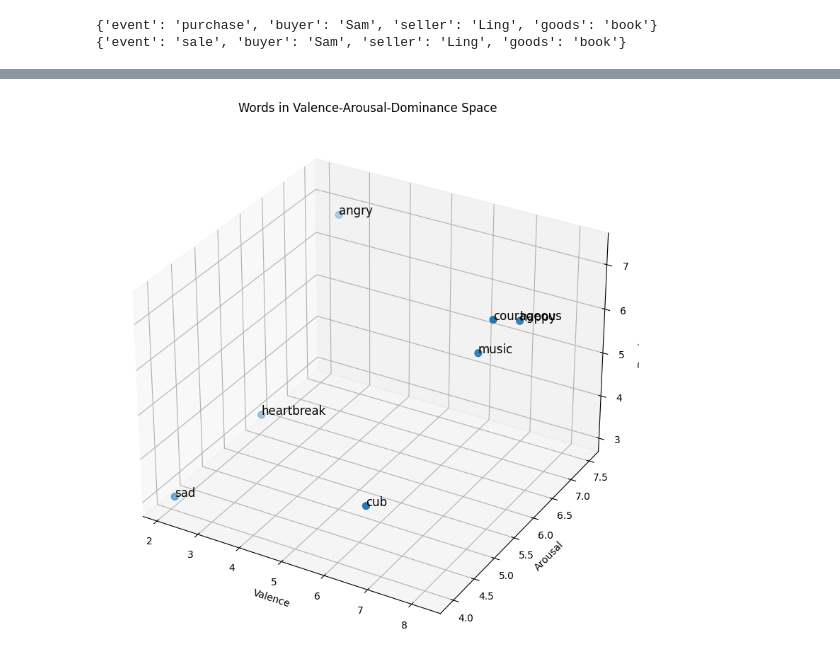
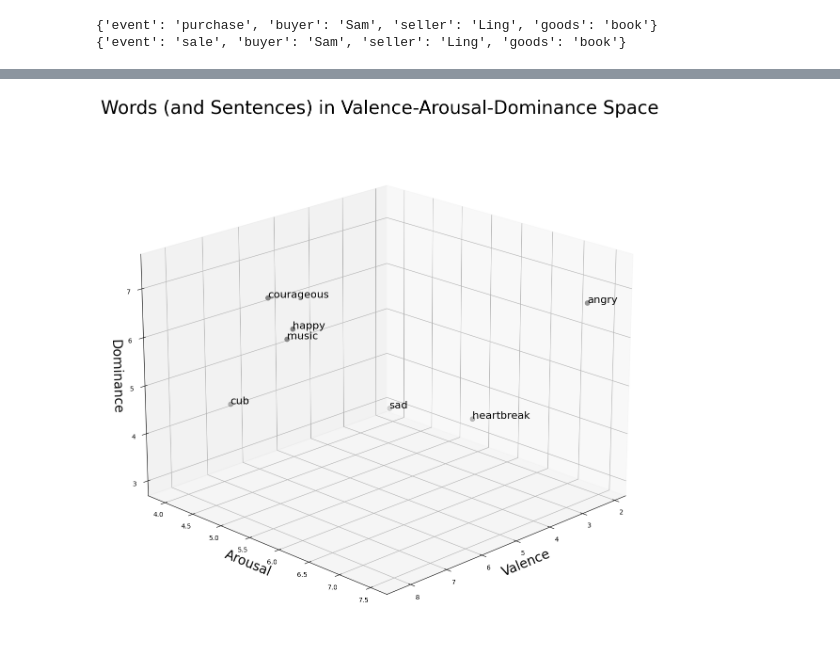
Before and after one commit to ialwayslikedgrime/NLP-journey-zero-to-hero, a Jupyter notebook: 02_Lexical_Semantics_Definition.ipynb, the cells around one changed output, grey strips where cells are left out. Saved outputs shown, nothing was run; the diff lists cells and outputs as text; code cells hidden in the pictures.

```diff
--- a/02_Lexical_Semantics_Definition.ipynb
+++ b/02_Lexical_Semantics_Definition.ipynb
@@ -472,66 +492,46 @@ According to early work by Osgood et al. (1957), words vary along three dimensio
 2. **Arousal**: the intensity of emotion provoked (excited → high, calm → low)
 3. **Dominance**: the degree of control exerted (controlling → high, influenced → low)
 # %%
-# Sentiment analysis using VADER
-from nltk.sentiment.vader import SentimentIntensityAnalyzer
+import pandas as pd
+import matplotlib.pyplot as plt
+from mpl_toolkits.mplot3d import Axes3D
 
-nltk.download('vader_lexicon')
-sid = SentimentIntensityAnalyzer()
-
-# Example sentences with different connotations
-sentences = [
-    "The movie was absolutely wonderful and inspiring.",
-    "The film was okay, nothing special.",
-    "That movie was terrible and a complete waste of time.",
-    "The young man was curious about how the machine worked.",
-    "The nosy neighbor kept looking through our windows."
-]
-
-# Analyze sentiment
-for sentence in sentences:
-    sentiment_scores = sid.polarity_scores(sentence)
-    print(f"Sentence: {sentence}")
-    print(f"  Sentiment: {sentiment_scores}")
-
-    # Interpret the compound score
-    if sentiment_scores['compound'] >= 0.05:
-        print("  Overall: Positive")
-    elif sentiment_scores['compound'] <= -0.05:
-        print("  Overall: Negative")
-    else:
-        print("  Overall: Neutral")
-    print()
-
-# Visualizing words in the valence-arousal-dominance space
+# Updated data including the savage sentence as a separate key
 vad_words = {
-    'courageous': [8.05, 5.5, 7.38],  # [valence, arousal, dominance]
+    'courageous': [8.05, 5.5, 7.38],
     'music': [7.67, 5.57, 6.5],
     'heartbreak': [2.45, 5.65, 3.58],
     'cub': [6.71, 3.95, 4.24],
     'happy': [8.2, 6.0, 7.0],
     'sad': [2.1, 4.0, 3.0],
-    'angry': [2.5, 7.5, 6.8]
+    'angry': [2.5, 7.5, 6.8],  # Hypothetical values
 }
 
-# Create DataFrame for visualization
+# Create DataFrame
 vad_df = pd.DataFrame.from_dict(vad_words, orient='index',
-                               columns=['Valence', 'Arousal', 'Dominance'])
+                                columns=['Valence', 'Arousal', 'Dominance'])
 
-# Plot in 3D space
-from mpl_toolkits.mplot3d import Axes3D
-fig = plt.figure(figsize=(10, 8))
+# Plot in 3D with highlighting
+fig = plt.figure(figsize=(16, 12))
 ax = fig.add_subplot(111, projection='3d')
 
-ax.scatter(vad_df['Valence'], vad_df['Arousal'], vad_df['Dominance'], s=50)
+# Define color and size per point
+colors = ['gray' for word in vad_df.index]
+sizes  = [50 for word in vad_df.index]
 
-# Add word labels
+ax.scatter(vad_df['Valence'], vad_df['Arousal'], vad_df['Dominance'],
+           c=colors, s=sizes)
+
+# Add labels, splitting the savage sentence onto multiple lines
 for word, pos in zip(vad_df.index, vad_df.values):
-    ax.text(pos[0], pos[1], pos[2], word, size=12)
+    ax.text(pos[0], pos[1], pos[2], word, color='black', size=16)
 
-ax.set_xlabel('Valence')
-ax.set_ylabel('Arousal')
-ax.set_zlabel('Dominance')
-ax.set_title('Words in Valence-Arousal-Dominance Space')
+# Enhance axis labels and view angle
+ax.set_xlabel('Valence', fontsize=20)
+ax.set_ylabel('Arousal', fontsize=20)
+ax.set_zlabel('Dominance', fontsize=20)
+ax.view_init(elev=20, azim=45)
+ax.set_title('Words (and Sentences) in Valence-Arousal-Dominance Space', fontsize = 28)
 
 plt.tight_layout()
 plt.show()
@@ -561,2 +539,2 @@ Sentence: The nosy neighbor kept looking through our windows.
-[figure, old version]
+[figure, new version]
 # %% [markdown]
```
Also changed, not shown: parts of 8 cells of this notebook, 2 other files.
